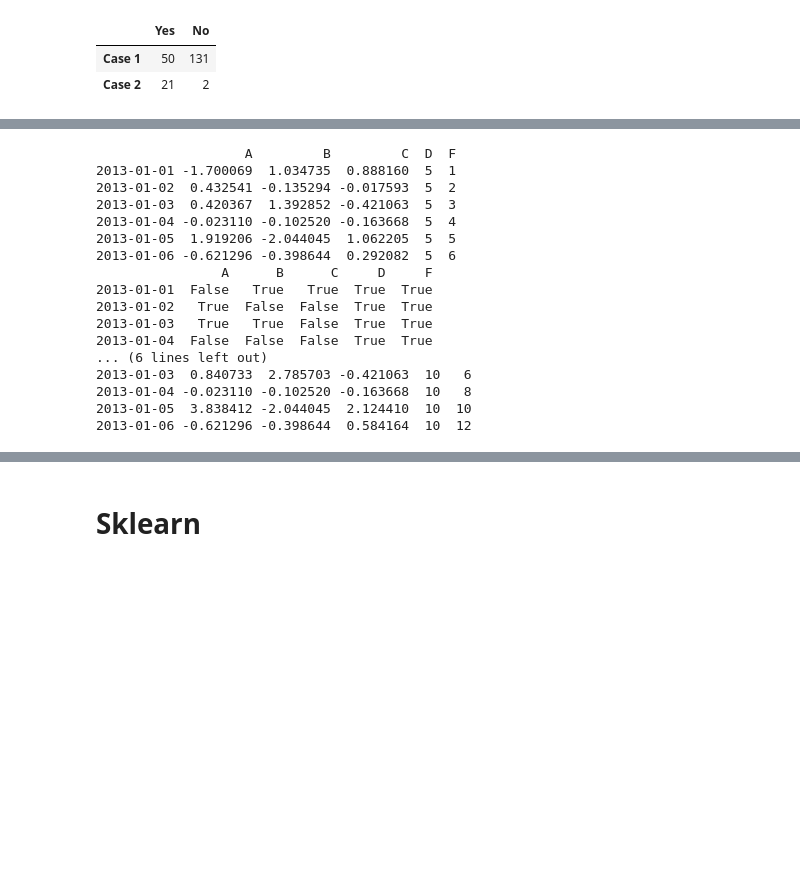
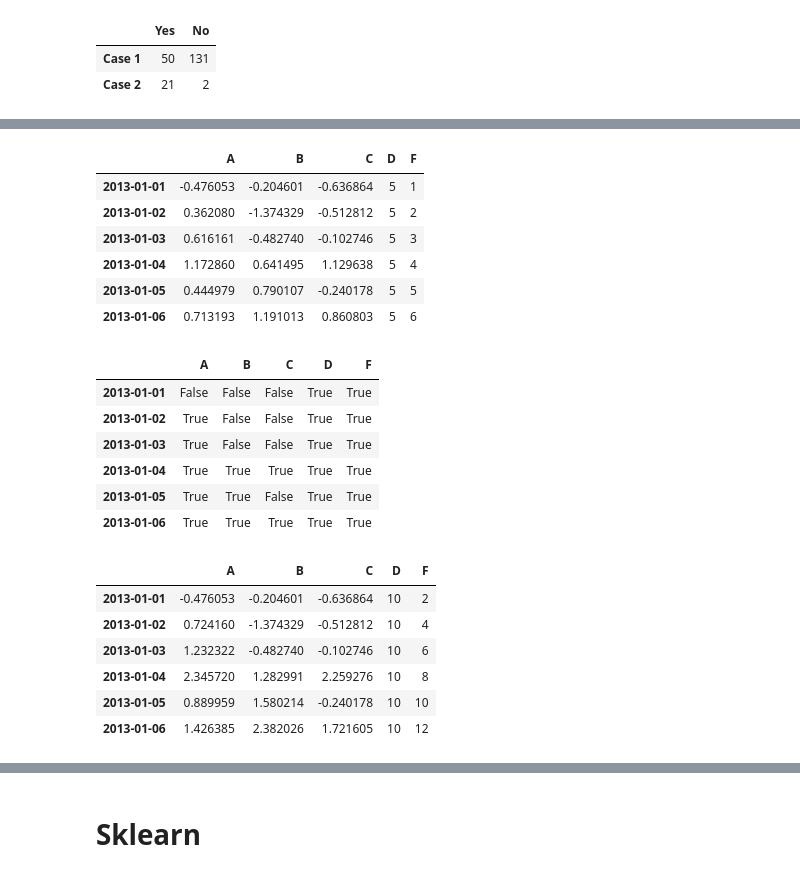
Before and after one commit to stebakov-i-n/OGU_Stebakov_it, a Jupyter notebook: python_get_started.ipynb, the cells around one changed output, grey strips where cells are left out. Saved outputs shown, nothing was run; the diff lists cells and outputs as text; code cells hidden in the pictures; blank space fills up the shorter version.

```diff
--- a/python_get_started.ipynb
+++ b/python_get_started.ipynb
@@ -1196,25 +1185,29 @@ df2
 # %%
 # Булева индексация
 
-print(df)
-print(df > 0, '\n')
+display(df)
+display(df > 0)
 df[df > 0] = df * 2
-print(df)
+display(df)
 # %% [output]
-                   A         B         C  D  F
-2013-01-01 -1.700069  1.034735  0.888160  5  1
-2013-01-02  0.432541 -0.135294 -0.017593  5  2
-2013-01-03  0.420367  1.392852 -0.421063  5  3
-2013-01-04 -0.023110 -0.102520 -0.163668  5  4
-2013-01-05  1.919206 -2.044045  1.062205  5  5
-2013-01-06 -0.621296 -0.398644  0.292082  5  6
-                A      B      C     D     F
-2013-01-01  False   True   True  True  True
-2013-01-02   True  False  False  True  True
-2013-01-03   True   True  False  True  True
-2013-01-04  False  False  False  True  True
-... (6 lines left out)
-2013-01-03  0.840733  2.785703 -0.421063  10   6
-2013-01-04 -0.023110 -0.102520 -0.163668  10   8
-2013-01-05  3.838412 -2.044045  2.124410  10  10
-2013-01-06 -0.621296 -0.398644  0.584164  10  12
+|  | A | B | C | D | F |
+| 2013-01-01 | -0.476053 | -0.204601 | -0.636864 | 5 | 1 |
+| 2013-01-02 | 0.362080 | -1.374329 | -0.512812 | 5 | 2 |
+| 2013-01-03 | 0.616161 | -0.482740 | -0.102746 | 5 | 3 |
+| 2013-01-04 | 1.172860 | 0.641495 | 1.129638 | 5 | 4 |
+| 2013-01-05 | 0.444979 | 0.790107 | -0.240178 | 5 | 5 |
+| 2013-01-06 | 0.713193 | 1.191013 | 0.860803 | 5 | 6 |
+|  | A | B | C | D | F |
+| 2013-01-01 | False | False | False | True | True |
+| 2013-01-02 | True | False | False | True | True |
+| 2013-01-03 | True | False | False | True | True |
+| 2013-01-04 | True | True | True | True | True |
+| 2013-01-05 | True | True | False | True | True |
+| 2013-01-06 | True | True | True | True | True |
+|  | A | B | C | D | F |
+| 2013-01-01 | -0.476053 | -0.204601 | -0.636864 | 10 | 2 |
+| 2013-01-02 | 0.724160 | -1.374329 | -0.512812 | 10 | 4 |
+| 2013-01-03 | 1.232322 | -0.482740 | -0.102746 | 10 | 6 |
+| 2013-01-04 | 2.345720 | 1.282991 | 2.259276 | 10 | 8 |
+| 2013-01-05 | 0.889959 | 1.580214 | -0.240178 | 10 | 10 |
+| 2013-01-06 | 1.426385 | 2.382026 | 1.721605 | 10 | 12 |
```
Also changed, not shown: parts of 32 cells of this notebook, 2 other files.
